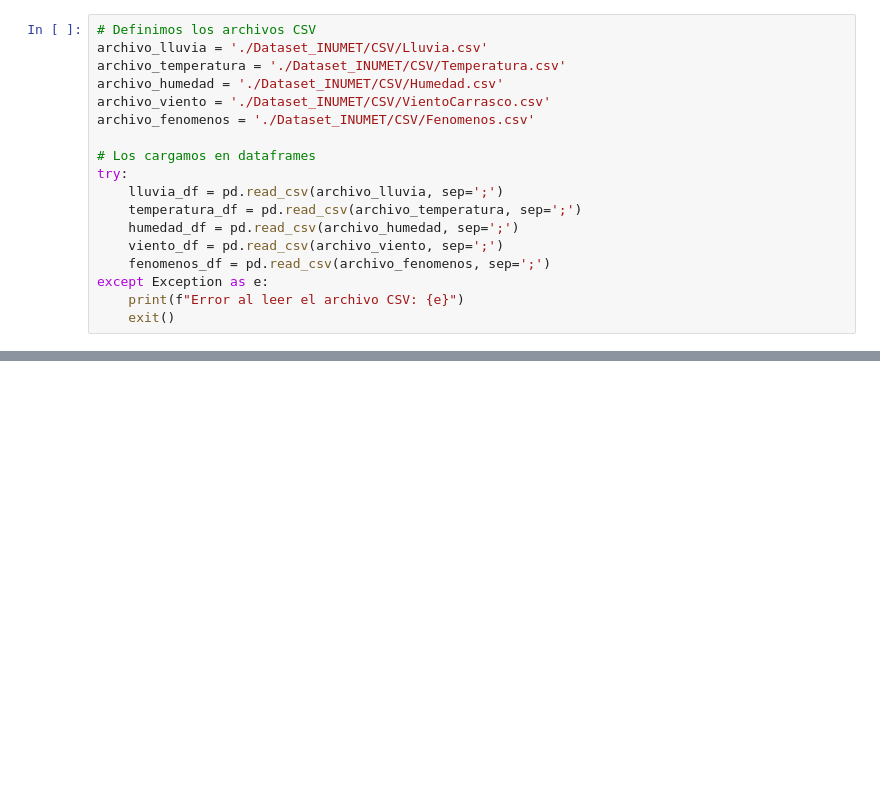
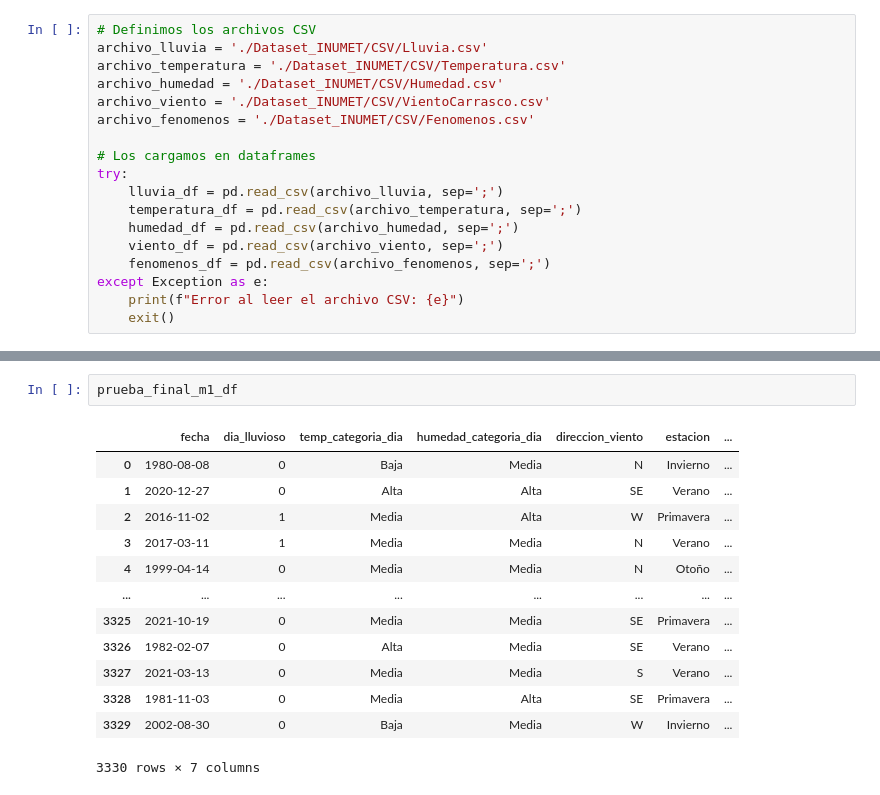
Before and after one commit to facuguisande/AA25, a Jupyter notebook: tarea.ipynb, the cells around one changed output, grey strips where cells are left out. Saved outputs shown, nothing was run; the diff lists cells and outputs as text; blank space fills up the shorter version.

```diff
--- a/tarea.ipynb
+++ b/tarea.ipynb
@@ -374,0 +631,16 @@ Porcentaje de datos perdidos al quedarnos solo con filas completas: 66.19%
+# %%
+prueba_final_m1_df
+# %% [output]
+|  | fecha | dia_lluvioso | temp_categoria_dia | humedad_categoria_dia | direccion_viento | estacion | ... |
+| 0 | 1980-08-08 | 0 | Baja | Media | N | Invierno | ... |
+| 1 | 2020-12-27 | 0 | Alta | Alta | SE | Verano | ... |
+| 2 | 2016-11-02 | 1 | Media | Alta | W | Primavera | ... |
+| 3 | 2017-03-11 | 1 | Media | Media | N | Verano | ... |
+| 4 | 1999-04-14 | 0 | Media | Media | N | Otoño | ... |
+| ... | ... | ... | ... | ... | ... | ... | ... |
+| 3325 | 2021-10-19 | 0 | Media | Media | SE | Primavera | ... |
+| 3326 | 1982-02-07 | 0 | Alta | Media | SE | Verano | ... |
+| 3327 | 2021-03-13 | 0 | Media | Media | S | Verano | ... |
+| 3328 | 1981-11-03 | 0 | Media | Alta | SE | Primavera | ... |
+| 3329 | 2002-08-30 | 0 | Baja | Media | W | Invierno | ... |
+3330 rows × 7 columns
```
Also changed, not shown: parts of 15 cells of this notebook, 7 other files.
